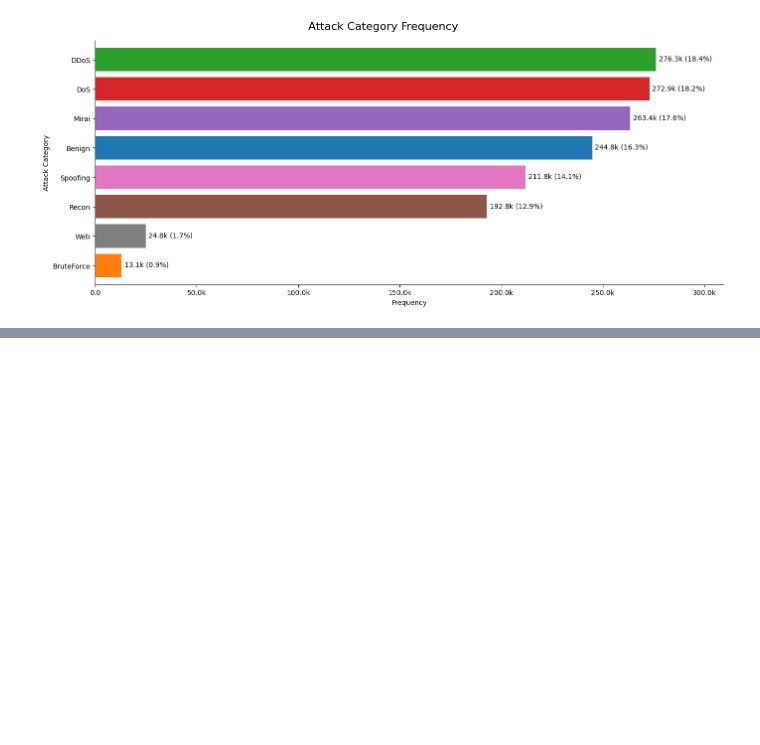
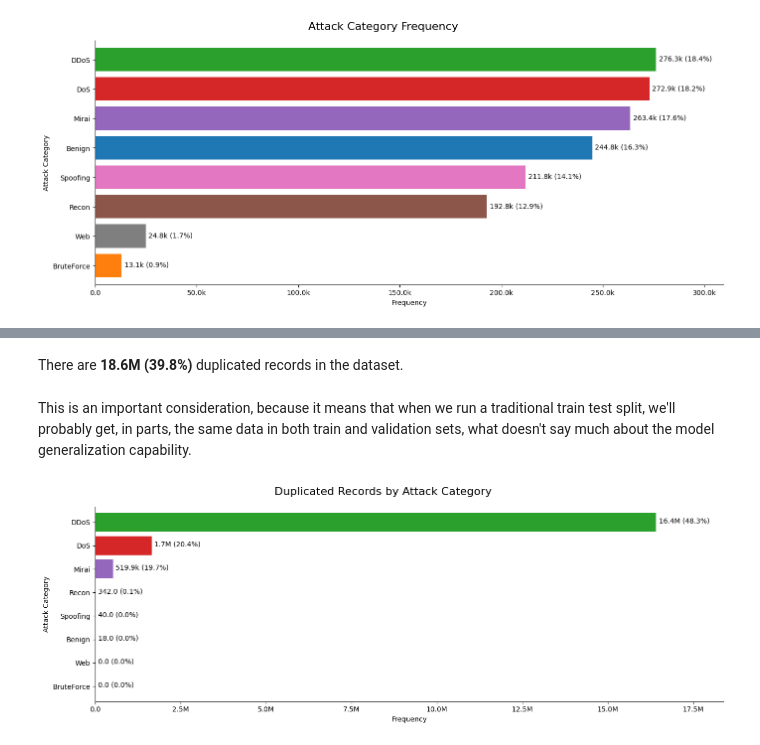
Before and after one commit to inaciobr/Multi-Stage-IoT-Intrusion-Detection, a Jupyter notebook: notebooks/1 - EDA.ipynb, the cells around one changed output, grey strips where cells are left out. Cells and saved outputs as stored; diff of their text form; code cells hidden in the pictures; blank space fills up the shorter version.

Commit message:
Update EDA - Add duplicates analysis

```diff
--- a/notebooks/1 - EDA.ipynb
+++ b/notebooks/1 - EDA.ipynb
@@ -586,0 +589,3 @@ plot_frequency_barh(
+# %%
+%%time
+duplicated = df.duplicated()
@@ -586,0 +595,24 @@ plot_frequency_barh(
+# %%
+num_duplicated = duplicated.sum()
+
+HTML(f"""
+<p>
+    There are <strong>{eng_formatter_full(num_duplicated, len(df))}</strong> duplicated records in the dataset.
+</p>
+""")
+# %% [output]
+There are 18.6M (39.8%) duplicated records in the dataset.
+# %% [markdown]
+This is an important consideration, because it means that when we run a traditional train test split, we'll probably get, in parts, the same data in both train and validation sets, what doesn't say much about the model generalization capability.
+# %%
+totals = df.general_label.value_counts()
+
+plot_frequency_barh(
+    column=df[duplicated].general_label,
+    feature='Attack Category',
+    title='Duplicated Records by Attack Category',
+    color_map=general_attack_color,
+    get_totals=totals.get,
+)
+# %% [output]
+[figure, added]
```
Also changed, not shown: parts of 10 cells of this notebook, 2 other files.
